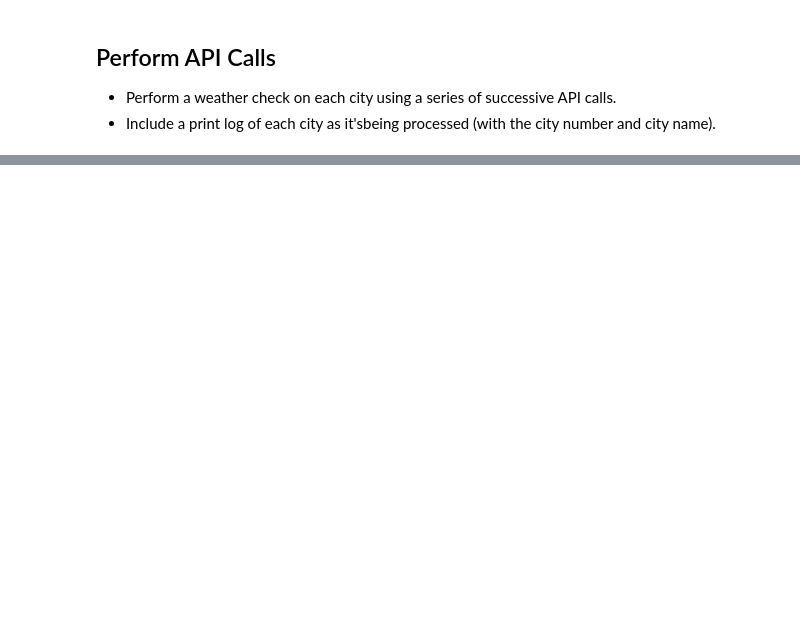
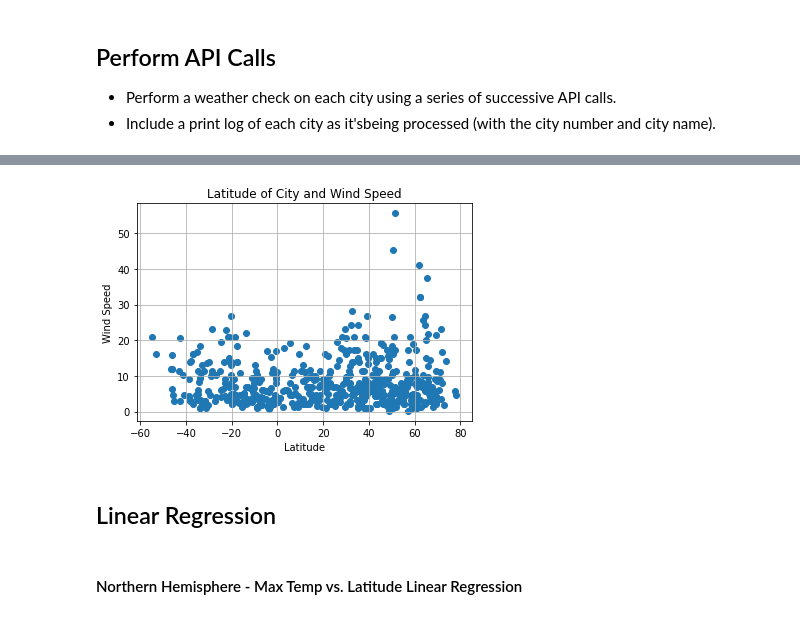
Before and after one commit to geofftm/python-api-challenge, a Jupyter notebook: WeatherPY/WeatherPy.ipynb, the cells around one changed output, grey strips where cells are left out. Drawn from its saved outputs; the diff is of its cells as text; code cells hidden in the pictures; blank space fills up the shorter version.

```diff
--- a/WeatherPY/WeatherPy.ipynb
+++ b/WeatherPY/WeatherPy.ipynb
@@ -104,0 +218,15 @@ print(json.dumps(response, indent=4, sort_keys=True))
+# %%
+#Lat v. Wind Speed
+
+plt.scatter(city_wx_df["Latitude"], city_wx_df["Wind Speed"])
+plt.title("Latitude of City and Wind Speed")
+plt.xlabel("Latitude")
+plt.ylabel("Wind Speed")
+plt.grid()
+plt.savefig("../Images/lat_v_wind.png")
+# %% [output]
+[figure, added]
+# %% [markdown]
+## Linear Regression
+# %% [markdown]
+####  Northern Hemisphere - Max Temp vs. Latitude Linear Regression
```
Also changed, not shown: parts of 12 cells of this notebook, 5 other files.
